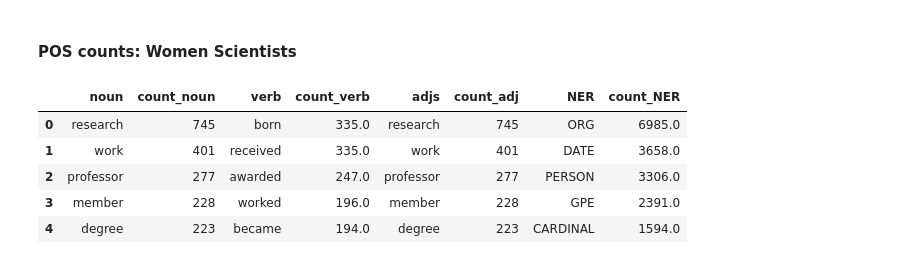
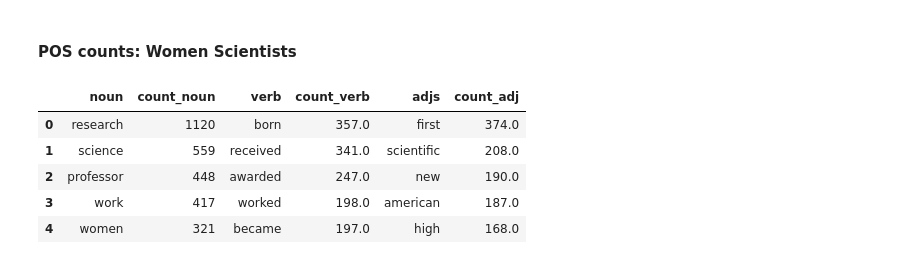
Before and after one commit to ClementineBleuze/M1-NLP-DataScience-Project, a Jupyter notebook: code/part1/2-data-analysis.ipynb, the cells around one changed output. Drawn from its saved outputs; the diff is of its cells as text; code cells hidden in the pictures.

```diff
--- a/code/part1/2-data-analysis.ipynb
+++ b/code/part1/2-data-analysis.ipynb
@@ -456 +452,9 @@ for token in doc_pre :
+# %%
+doc_pres = []
+for pres in [Pres_1, Pres_2, Pres_3, Pres_4]:
+    doc_pres.append(nlp(pres))
+
+doc_pre = []
+for doc in doc_pres:
+    doc_pre.extend([tok for tok in doc])
 # %%
@@ -515,29 +544,32 @@ df_NER_sci.plot.barh(x='NER', y='count_NER', title="NER:Women_Scientists", figsi
 [figure]
 # %% [markdown]
 #### POS counts: Women Scientists
-# %%
-doc_sci = nlp(pre_sci_df['text'].where(pre_sci_df['category']=="Women_Scientists").str.cat(sep=' '))
-for token in doc_sci :
-    print(token.text, token.pos_)
+# %%
+doc_women = []
+for sci in [Sci_1, Sci_2, Sci_3, Sci_4]:
+    doc_women.append(nlp(sci))
+
+doc_wom = []
+for doc in doc_women:
+    doc_wom.extend([tok for tok in doc])
 # %%
-
-nouns = [token.text for token in doc_sci if token.pos_ == 'NOUN']
-verbs = [token.text for token in doc_sci if token.pos_ == 'VERB']
-adjs=[token.text for token in doc_sci if token.pos_ == 'ADJ']
+nouns = [token.text for token in doc_wom if token.pos_ == 'NOUN']
+verbs = [token.text for token in doc_wom if token.pos_ == 'VERB']
+adjs=[token.text for token in doc_wom if token.pos_ == 'ADJ']
 nouns_tally = Counter(nouns)
 verbs_tally = Counter(verbs)
 adjs_tally=Counter(adjs)
 
 df_nouns_sci = pd.DataFrame(nouns_tally.most_common(), columns=['noun', 'count_noun'])
 df_verbs_sci = pd.DataFrame(verbs_tally.most_common(), columns=['verb', 'count_verb'])
-df_adjs_sci = pd.DataFrame(nouns_tally.most_common(), columns=['adjs', 'count_adj'])
+df_adjs_sci = pd.DataFrame(adjs_tally.most_common(), columns=['adjs', 'count_adj'])
 # %%
-df_sci = pd.concat([df_nouns_sci, df_verbs_sci,df_adjs_sci,df_NER_sci], axis = 1)
+df_sci = pd.concat([df_nouns_sci, df_verbs_sci,df_adjs_sci], axis = 1)
 df_sci.head()
 # %% [output]
-|  | noun | count_noun | verb | count_verb | adjs | count_adj | NER | count_NER |
-| 0 | research | 745 | born | 335.0 | research | 745 | ORG | 6985.0 |
-| 1 | work | 401 | received | 335.0 | work | 401 | DATE | 3658.0 |
-| 2 | professor | 277 | awarded | 247.0 | professor | 277 | PERSON | 3306.0 |
-| 3 | member | 228 | worked | 196.0 | member | 228 | GPE | 2391.0 |
-| 4 | degree | 223 | became | 194.0 | degree | 223 | CARDINAL | 1594.0 |
+|  | noun | count_noun | verb | count_verb | adjs | count_adj |
+| 0 | research | 1120 | born | 357.0 | first | 374.0 |
+| 1 | science | 559 | received | 341.0 | scientific | 208.0 |
+| 2 | professor | 448 | awarded | 247.0 | new | 190.0 |
+| 3 | work | 417 | worked | 198.0 | american | 187.0 |
+| 4 | women | 321 | became | 197.0 | high | 168.0 |
```
Also changed, not shown: parts of 19 cells of this notebook.
